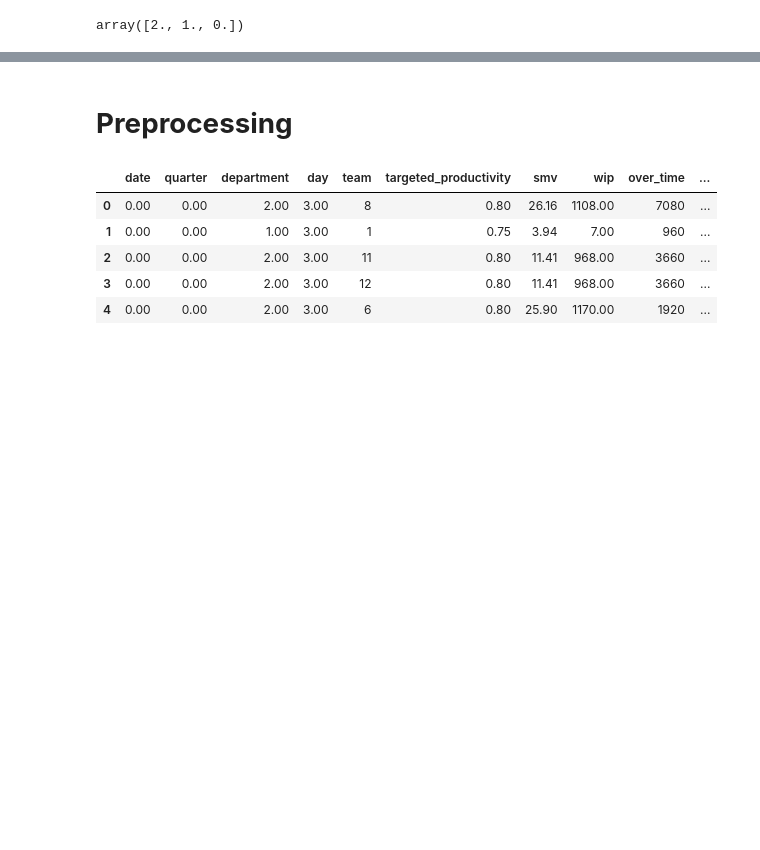
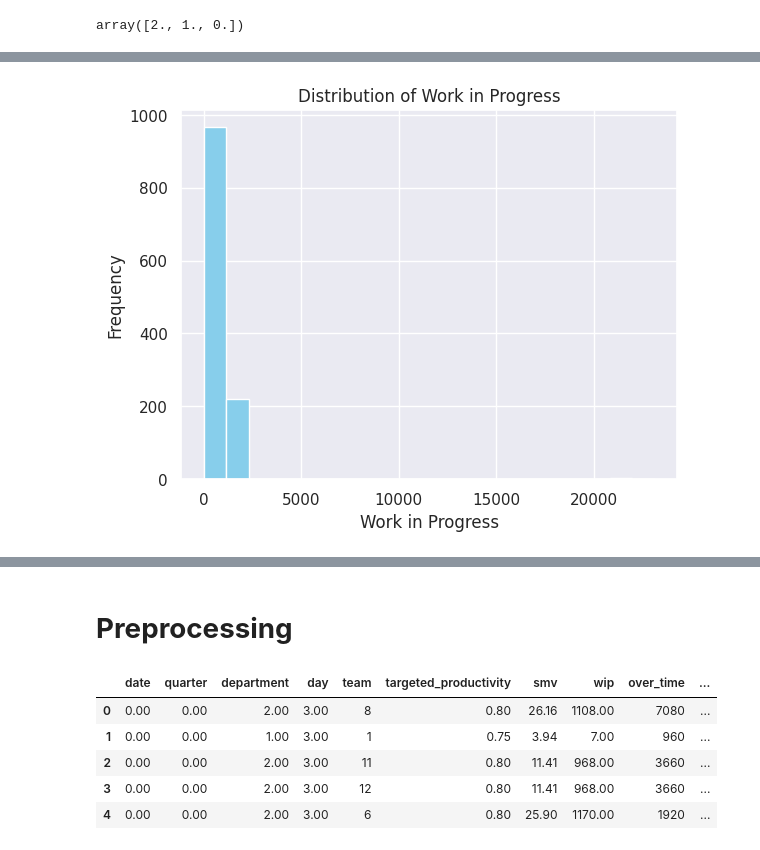
Before and after one commit to Lavan1999/Dataset-20_GarmentWorkerPrediction_RandomForest, a Jupyter notebook: Garments_Workers_Productivity.ipynb, the cells around one changed output, grey strips where cells are left out. Drawn from its saved outputs; the diff is of its cells as text; code cells hidden in the pictures; blank space fills up the shorter version.

```diff
--- a/Garments_Workers_Productivity.ipynb
+++ b/Garments_Workers_Productivity.ipynb
@@ -428,4 +392,15 @@ fig.update_layout(xaxis_title='Department', yaxis_title='Actual Productivity')
 fig.show()
 # %% [output]
 [interactive output not drawn]
+# %%
+import matplotlib.pyplot as plt
+
+# Plot histogram of 'wip' (work in progress) column
+plt.hist(df['wip'], bins=20, color='skyblue')
+plt.xlabel('Work in Progress')
+plt.ylabel('Frequency')
+plt.title('Distribution of Work in Progress')
+plt.show()
+# %% [output]
+[figure, added]
 # %%
```
Also changed, not shown: parts of 20 cells of this notebook.
